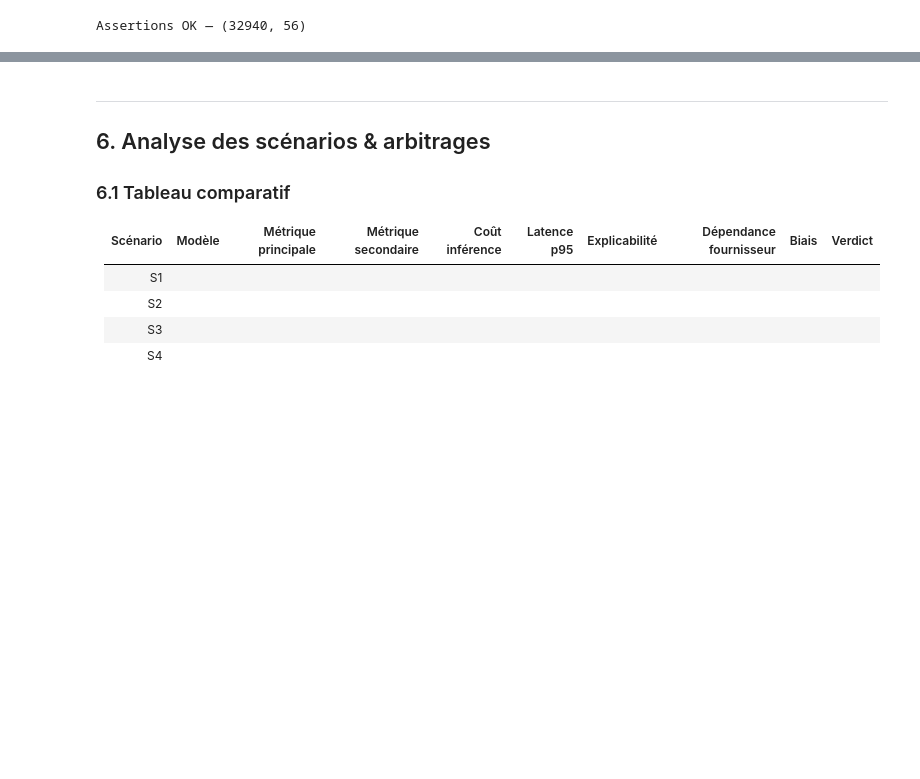
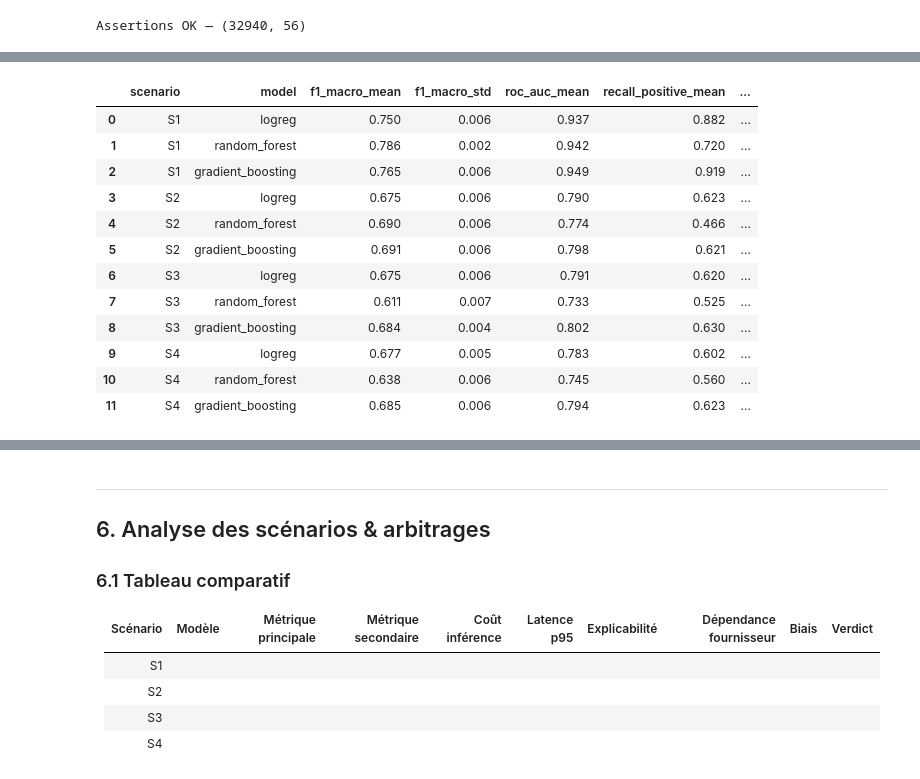
Before and after one commit to jeremy-formation-ia/cas-d-usage-jeremy-calvo, a Jupyter notebook: notebooks/cas-usage-marketing-bancaire.ipynb, the cells around one changed output, grey strips where cells are left out. Cells and saved outputs as stored; diff of their text form; code cells hidden in the pictures; blank space fills up the shorter version.

```diff
--- a/notebooks/cas-usage-marketing-bancaire.ipynb
+++ b/notebooks/cas-usage-marketing-bancaire.ipynb
@@ -652,0 +649,24 @@ Assertions OK — (32940, 56)
+# %%
+# Benchmark : 3 modèles × 4 scénarios en validation croisée stratifiée
+from src.modeling import benchmark, make_models
+
+MODELS = make_models()
+cv_results = benchmark(MODELS, SCENARIOS, X_train, y_train)
+
+cols = ["scenario", "model", "f1_macro_mean", "f1_macro_std",
+        "roc_auc_mean", "recall_positive_mean", "precision_positive_mean"]
+cv_results[cols].round(3)
+# %% [output]
+|  | scenario | model | f1_macro_mean | f1_macro_std | roc_auc_mean | recall_positive_mean | ... |
+| 0 | S1 | logreg | 0.750 | 0.006 | 0.937 | 0.882 | ... |
+| 1 | S1 | random_forest | 0.786 | 0.002 | 0.942 | 0.720 | ... |
+| 2 | S1 | gradient_boosting | 0.765 | 0.006 | 0.949 | 0.919 | ... |
+| 3 | S2 | logreg | 0.675 | 0.006 | 0.790 | 0.623 | ... |
+| 4 | S2 | random_forest | 0.690 | 0.006 | 0.774 | 0.466 | ... |
+| 5 | S2 | gradient_boosting | 0.691 | 0.006 | 0.798 | 0.621 | ... |
+| 6 | S3 | logreg | 0.675 | 0.006 | 0.791 | 0.620 | ... |
+| 7 | S3 | random_forest | 0.611 | 0.007 | 0.733 | 0.525 | ... |
+| 8 | S3 | gradient_boosting | 0.684 | 0.004 | 0.802 | 0.630 | ... |
+| 9 | S4 | logreg | 0.677 | 0.005 | 0.783 | 0.602 | ... |
+| 10 | S4 | random_forest | 0.638 | 0.006 | 0.745 | 0.560 | ... |
+| 11 | S4 | gradient_boosting | 0.685 | 0.006 | 0.794 | 0.623 | ... |
```
Also changed, not shown: parts of 24 cells of this notebook, 4 other files.
